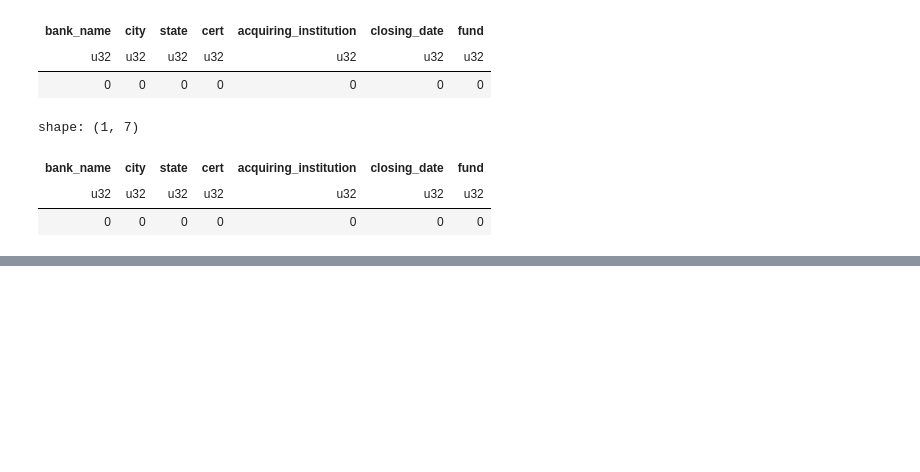
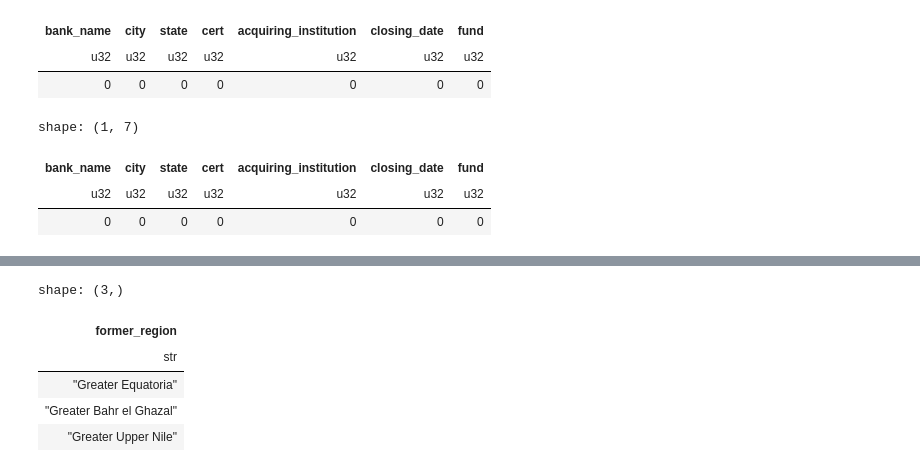
Before and after one commit to tongakuot/polars-orbits, a Jupyter notebook: 02-importing-data/importing-excel-file-into-polars.ipynb, the cells around one changed output, grey strips where cells are left out. Saved outputs shown, nothing was run; the diff lists cells and outputs as text; code cells hidden in the pictures; blank space fills up the shorter version.

```diff
--- a/02-importing-data/importing-excel-file-into-polars.ipynb
+++ b/02-importing-data/importing-excel-file-into-polars.ipynb
@@ -152,0 +270,13 @@ multi_excel_files = glob('../00-data/multiple_excel_files/*.xlsx')
+# %%
+# fill null values forward
+census_cleaned = (
+    census
+    .rename(lambda col: col.lower().replace(' ', '_'))
+    .rename({
+        'region_name': 'state',
+        'variable_name': 'gender',
+        'age_name': 'age_category',
+        '2008': 'population'
+    })
+    .with_columns(former_region=pl.col('former_region').fill_null(strategy='forward'))
+)
@@ -152,0 +304,13 @@ multi_excel_files = glob('../00-data/multiple_excel_files/*.xlsx')
+# %%
+(
+    census_cleaned
+    .get_column('former_region')
+    .unique()
+)
+# %% [output]
+shape: (3,)
+| former_region |
+| str |
+| "Greater Equatoria" |
+| "Greater Bahr el Ghazal" |
+| "Greater Upper Nile" |
```
Also changed, not shown: parts of 7 cells of this notebook.
